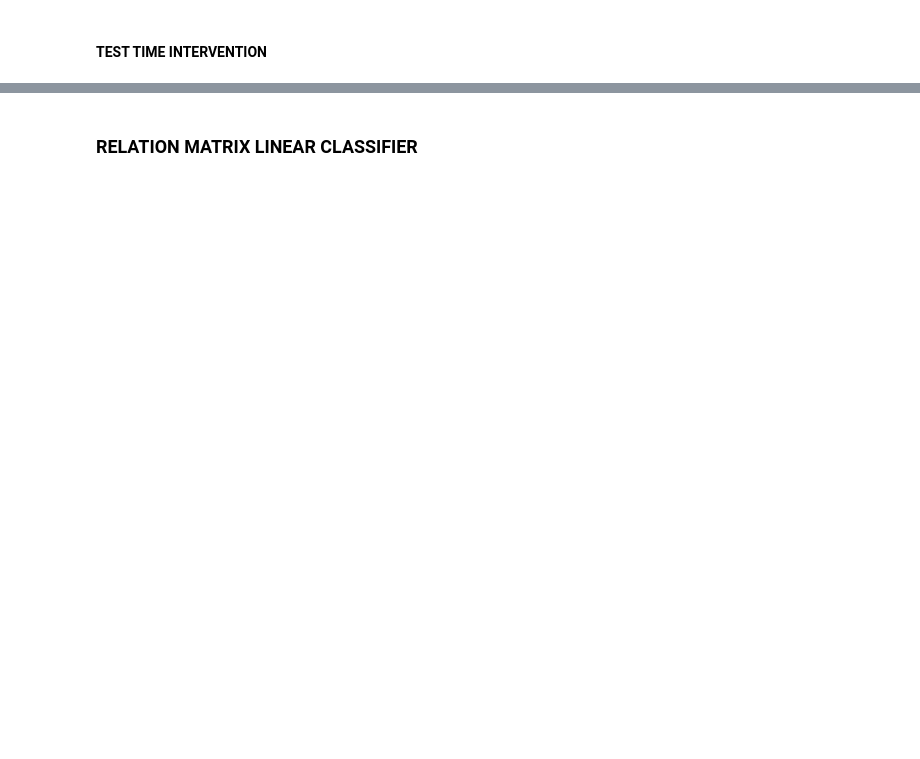
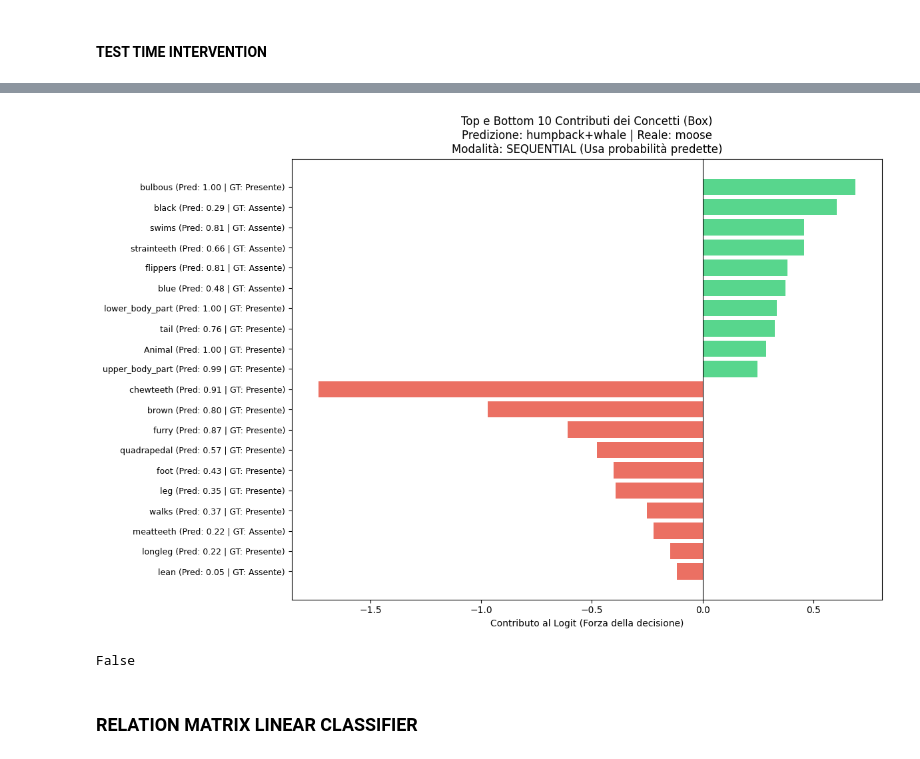
Before and after one commit to stefano-gamba/BoxEmbeddingCBM, a Jupyter notebook: notebooks/awa2/independent_training.ipynb, the cells around one changed output, grey strips where cells are left out. Drawn from its saved outputs; the diff is of its cells as text; code cells hidden in the pictures; blank space fills up the shorter version.

```diff
--- a/notebooks/awa2/independent_training.ipynb
+++ b/notebooks/awa2/independent_training.ipynb
@@ -446,3 +447,20 @@ Accuratezza Totale: 100.00%
+# %%
+from src.CHM.interpretation import explain_prediction
+
+explain_prediction(
+    b_model,
+    test_dataloader,
+    concepts,
+    classes,
+    class_concept_matrix,
+    box_tensors,
+    info_type=info,
+    target_class='moose',
+    concept_predictor=concept_predictor
+    )
+# %% [output]
+[figure, added]
+False
 # %% [markdown]
 ### RELATION MATRIX LINEAR CLASSIFIER
 # %%
```
Also changed, not shown: parts of 25 cells of this notebook, 3 other files.
